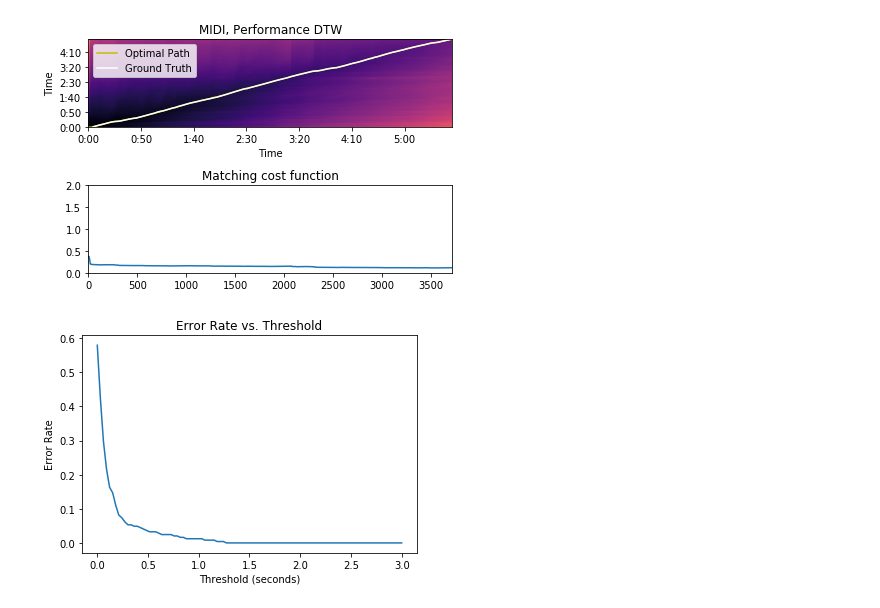
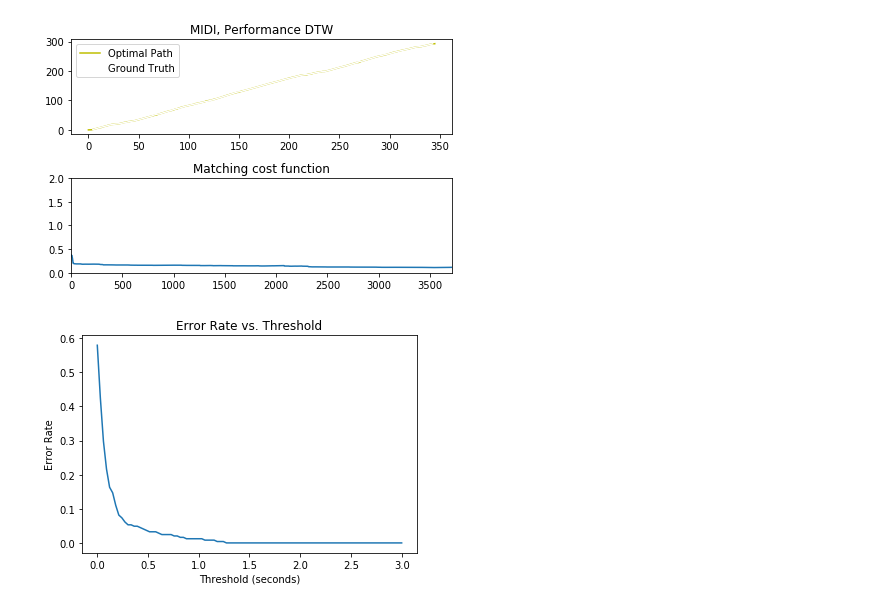
Before and after one commit to nupurb/MIR_Fall2018_Chris_Nupur, a Jupyter notebook: Midi_To_Audio_Alignment/MidiAudioAlignment.ipynb, the cells around one changed output. Cells and saved outputs as stored; diff of their text form; code cells hidden in the pictures.

Commit message:
updates to midi audio alignment notebook

```diff
--- a/Midi_To_Audio_Alignment/MidiAudioAlignment.ipynb
+++ b/Midi_To_Audio_Alignment/MidiAudioAlignment.ipynb
@@ -31,8 +23,8 @@ def wavToSpectrogram(wavFile):
 # %%
 # file names
-midiFile = 'Beethoven_sonata27_Op90_Clean_Movement1.mid'
-synthesizedWavFile = 'synthesized.wav'
-performanceWavFile = 'Ashkenazy_plays_Beethoven_Sonata_No.27_in_E_minor_Op.90_Movement1.wav'
+midiFile = 'Data/Beethoven_sonata27_Op90_Clean_Movement1.mid'
+synthesizedWavFile = 'Output/synthesized.wav'
+performanceWavFile = 'Data/Ashkenazy_plays_Beethoven_Sonata_No.27_in_E_minor_Op.90_Movement1.wav'
 # %%
 ### read in the real performance, then use its sampling frequency when synthesizing the midi into audio (a wav)
 
@@ -88,10 +80,10 @@ accumCost, warpingPath = librosa.sequence.dtw(synthesizedChromaFeatures, perform
 ### Get the ground truth
 
 # use pretty_midi to find the times for each midi downbeat
-midiData = pretty_midi.PrettyMIDI("Beethoven_sonata27_Op90_Clean_Movement1.mid")
+midiData = pretty_midi.PrettyMIDI("Data/Beethoven_sonata27_Op90_Clean_Movement1.mid")
 midiDownbeats = midiData.get_downbeats()[1:] # the first one it pulls out is at 0, we throw that away because there is no downbeat at 0
 # load in our performance annotations
-audioAnnotations = np.loadtxt(open("beethoven_no27_op90_downbeat_annotations.csv"), delimiter=",")
+audioAnnotations = np.loadtxt(open("GroundTruth/beethoven_no27_op90_downbeat_annotations.csv"), delimiter=",")
 audioAnnotations = audioAnnotations[:, 0] # throw out the annotation measure numbers (1.1, 1.2, etc)
 # %%
 ### Find the % of ground truth points within a given threshold in the Y direction from the predicted path
@@ -104,10 +96,10 @@ def errorRate(predictedXs, predictedYs, groundTruthXs, groundTruthYs, threshold)
     return 1 - sum(distances < threshold) / len(distances)
 # %%
 ### visualize the mapping
-def visualizeDTWResults(accumCost, predictedXs, predictedYs, groundTruthXs, groundTruthYs):
+def visualizeDTWResults(accumCost, predictedXs, predictedYs, groundTruthXs, groundTruthYs, samplingRate, hopLength):
     # a plot of the warping path on top of a color map of the accumulated cost matrix
     plt.subplot(2, 1, 1)
-    librosa.display.specshow(accumCost, x_axis='time', y_axis='time', sr = synthesizedSamplingFreq, hop_length = hopLength)
+    #librosa.display.specshow(accumCost, x_axis='time', y_axis='time', sr = samplingRate, hop_length = hopLength)
     plt.title('MIDI, Performance DTW')
     plt.plot(predictedXs, predictedYs, label = 'Optimal Path', color='y')
     plt.plot(groundTruthXs, groundTruthYs, label = 'Ground Truth', color='w')
@@ -137,9 +129,9 @@ synthesizedTimes = np.flip(warpingPathInSeconds[:, 0]) # flip because they come
 performanceTimes = np.flip(warpingPathInSeconds[:, 1]) # flip because they come out in descending order and we want ascending order
 # %%
 ### visualize the warping path alongside the ground truth, as well as the cost function along the path
-visualizeDTWResults(accumCost, performanceTimes, synthesizedTimes, audioAnnotations, midiDownbeats)
+visualizeDTWResults(accumCost, performanceTimes, synthesizedTimes, audioAnnotations, midiDownbeats, synthesizedSamplingFreq, hopLength)
 # %% [output]
-[figure, old version]
+[figure, new version]
 # %%
 ### see how well we match the ground truth
 visualizeErrorRate(performanceTimes, synthesizedTimes, audioAnnotations, midiDownbeats)
```
Also changed, not shown: parts of 5 cells of this notebook.
